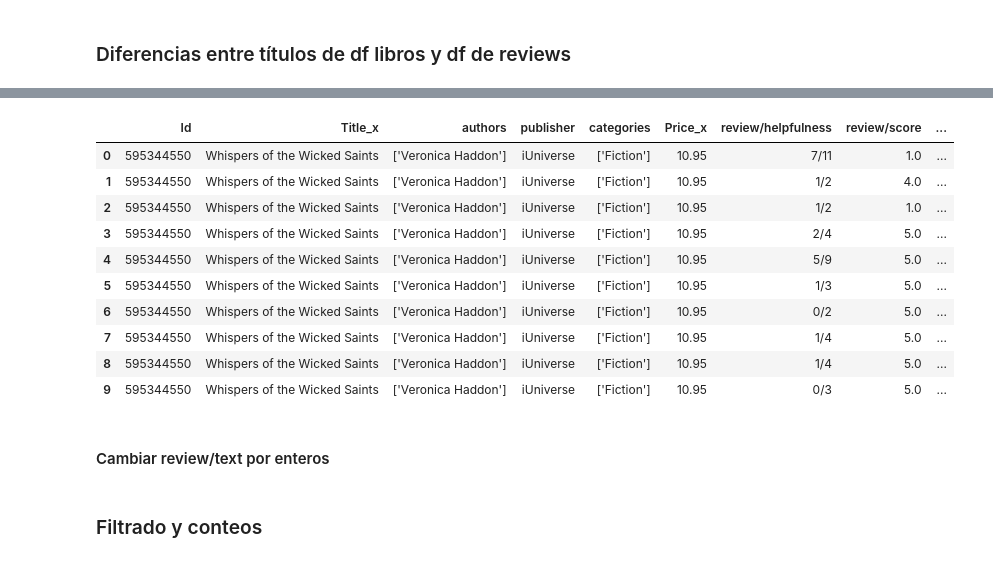
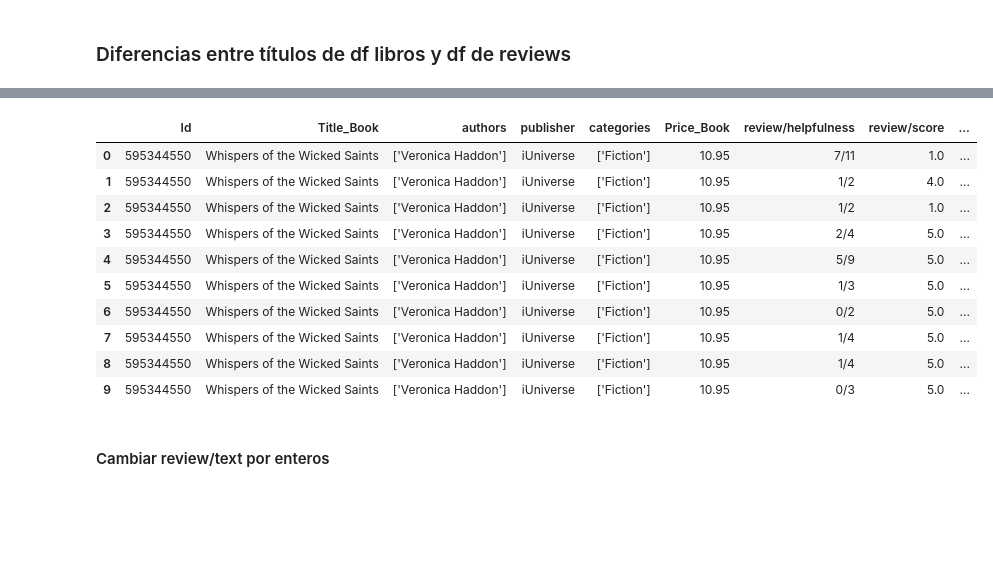
Before and after one commit to EmmaGalizio/Data-Science-Ammazon-Books-Reviews, a Jupyter notebook: TPI.ipynb, the cells around one changed output, grey strips where cells are left out. Cells and saved outputs as stored; diff of their text form; code cells hidden in the pictures; blank space fills up the shorter version.

```diff
--- a/TPI.ipynb
+++ b/TPI.ipynb
@@ -722,6 +793,7 @@ dtype: int64
 # %% [markdown]
 ### Unificación de los datasets
 # %%
-df = df_books.merge(df_reviews, how='inner', on='Id')
-df.count()
+# se hace un merge de los datos
+df = df_books.merge(df_reviews, how='inner', on='Id', suffixes=('_Book', '_Review'))
+df.info()
 # %% [output]
@@ -748,8 +827,9 @@ df[df['Title_x']!= df['Title_y']]
 # %%
-df = df.drop(columns=['Title_y', 'Price_y'])
+# eliminamos las columnas repetidas
+df = df.drop(columns=['Title_Review', 'Price_Review'])
 df.head(10)
 # %% [output]
-|  | Id | Title_x | authors | publisher | categories | Price_x | review/helpfulness | review/score | ... |
+|  | Id | Title_Book | authors | publisher | categories | Price_Book | review/helpfulness | review/score | ... |
 | 0 | 595344550 | Whispers of the Wicked Saints | ['Veronica Haddon'] | iUniverse | ['Fiction'] | 10.95 | 7/11 | 1.0 | ... |
 | 1 | 595344550 | Whispers of the Wicked Saints | ['Veronica Haddon'] | iUniverse | ['Fiction'] | 10.95 | 1/2 | 4.0 | ... |
 | 2 | 595344550 | Whispers of the Wicked Saints | ['Veronica Haddon'] | iUniverse | ['Fiction'] | 10.95 | 1/2 | 1.0 | ... |
@@ -777,2 +844,0 @@ df.head(10)
-# %% [markdown]
-### Filtrado y conteos
```
Also changed, not shown: parts of 40 cells of this notebook.
